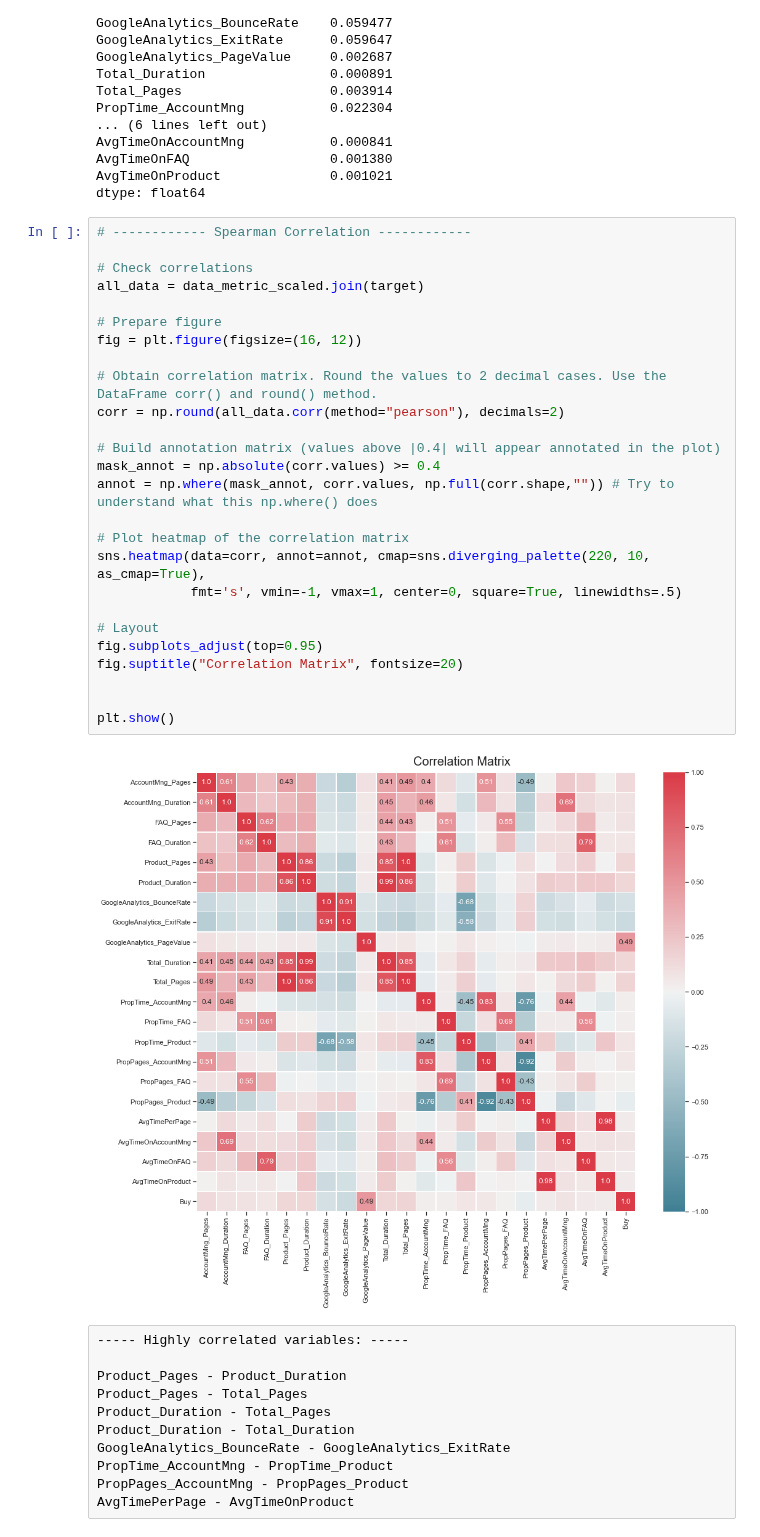
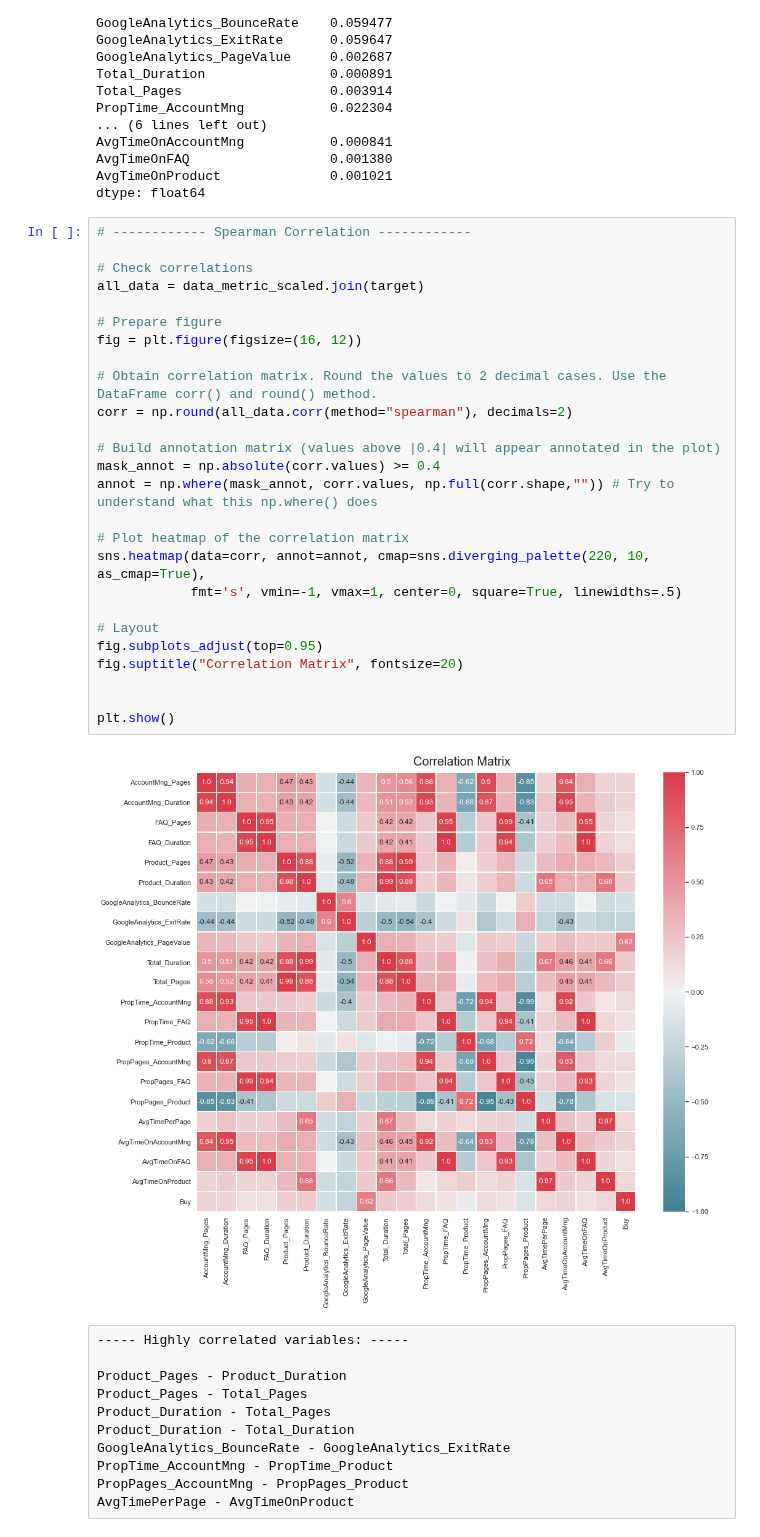
Before and after one commit to JohnnyCodess/Project-Machine-Learning, a Jupyter notebook: USAR ESTE!!! .ipynb, the cells around one changed output. Cells and saved outputs as stored; diff of their text form.

```diff
--- a/USAR ESTE!!! .ipynb
+++ b/USAR ESTE!!! .ipynb
@@ -509,31 +487,31 @@ dtype: float64
 # %%
 # ------------ Spearman Correlation ------------
 
 # Check correlations
 all_data = data_metric_scaled.join(target)
 
 # Prepare figure
 fig = plt.figure(figsize=(16, 12))
 
 # Obtain correlation matrix. Round the values to 2 decimal cases. Use the DataFrame corr() and round() method.
-corr = np.round(all_data.corr(method="pearson"), decimals=2)
+corr = np.round(all_data.corr(method="spearman"), decimals=2)
 
 # Build annotation matrix (values above |0.4| will appear annotated in the plot)
 mask_annot = np.absolute(corr.values) >= 0.4
 annot = np.where(mask_annot, corr.values, np.full(corr.shape,"")) # Try to understand what this np.where() does
 
 # Plot heatmap of the correlation matrix
 sns.heatmap(data=corr, annot=annot, cmap=sns.diverging_palette(220, 10, as_cmap=True),
             fmt='s', vmin=-1, vmax=1, center=0, square=True, linewidths=.5)
 
 # Layout
 fig.subplots_adjust(top=0.95)
 fig.suptitle("Correlation Matrix", fontsize=20)
 
 
 plt.show()
 # %% [output]
-[figure, old version]
+[figure, new version]
 # %% [raw]
 ----- Highly correlated variables: -----
 
```
Also changed, not shown: parts of 25 cells of this notebook.
